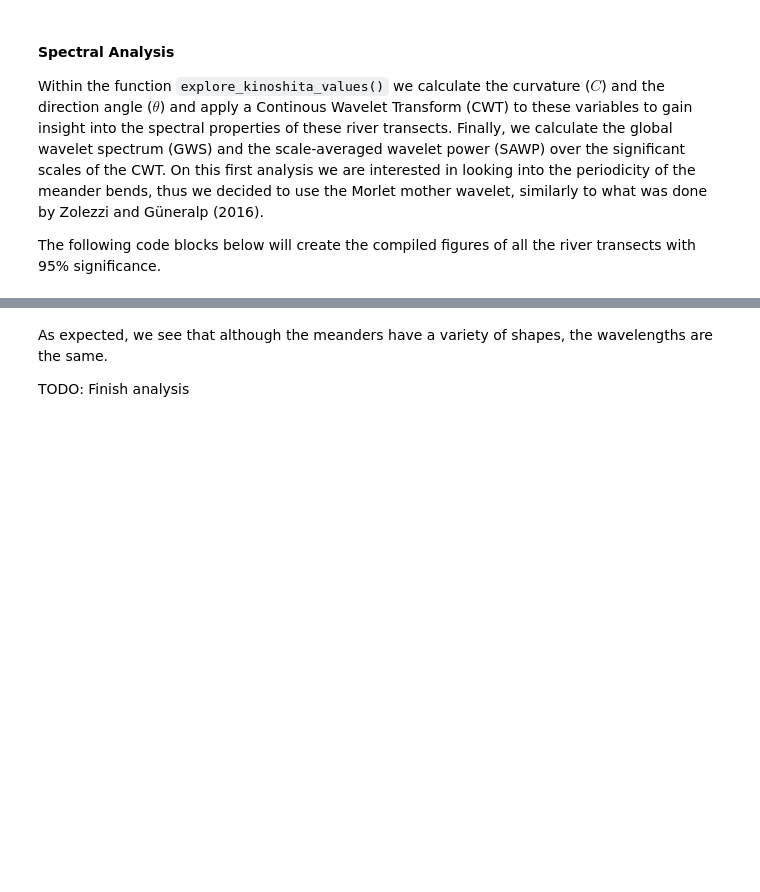
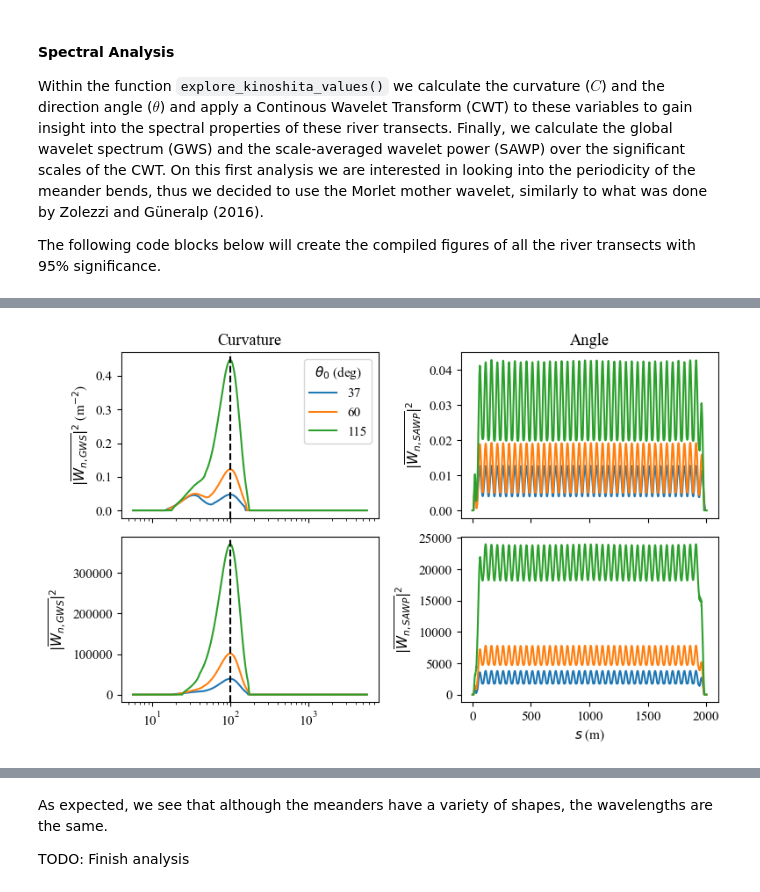
Before and after one commit to gomezvelezlab/WigglyRivers, a Jupyter notebook: examples/workflows/Synthetic_Rivers/Kinoshita_Examples.ipynb, the cells around one changed output, grey strips where cells are left out. Drawn from its saved outputs; the diff is of its cells as text; code cells hidden in the pictures; blank space fills up the shorter version.

```diff
--- a/examples/workflows/Synthetic_Rivers/Kinoshita_Examples.ipynb
+++ b/examples/workflows/Synthetic_Rivers/Kinoshita_Examples.ipynb
@@ -341,3 +625,62 @@ for i in range(len(theta_0)):
+# %%
+# --------------------
+# Plot GWS information
+# --------------------
+plt.close('all')
+f, ax = plt.subplots(2, 2, figsize=(8, 5), sharex='col')
+ax = ax.ravel()
+i_dat = 0
+ax[i_dat].set_title('Curvature')
+for i in range(len(theta_0)):
+    ax[i_dat].plot(results_theta['rivers'][i]['0'].cwt_wavelength_c,
+                   results_theta['rivers'][i]['0'].cwt_gws_c_sig,
+                   label=f'{theta_0[i]:.0f}')
+# ax[i_dat].set_xlabel(f'$\lambda$ (m)')
+ax[i_dat].axvline(lambda_value, color='k', linestyle='--')
+ax[i_dat].set_ylabel(r"$|\overline{W_{n,GWS}}|^2$ (m$^{-2}$)")
+ax[i_dat].set_xscale('log')
+ax[i_dat].legend(title='$\\theta_0$ (deg)')
+
+i_dat = 2
+# ax[i_dat].set_title('Angle')
+for i in range(len(theta_0)):
+    ax[i_dat].plot(results_theta['rivers'][i]['0'].cwt_wavelength_angle,
+             results_theta['rivers'][i]['0'].cwt_gws_angle_sig,
+             label=f'{theta_0[i]:.0f}')
+# ax[i_dat].set_xlabel(r'$\lambda$ (m)')
+ax[i_dat].set_ylabel(r"$|\overline{W_{n,GWS}}|^2$")
+ax[i_dat].axvline(lambda_value, color='k', linestyle='--')
+ax[i_dat].set_xscale('log')
+
+i_dat = 1
+ax[i_dat].set_title('Angle')
+for i in range(len(theta_0)):
+    ax[i_dat].plot(results_theta['rivers'][i]['0'].s,
+                   results_theta['rivers'][i]['0'].cwt_sawp_c_sig,
+                   label=f'{theta_0[i]:.0f}')
+# ax[i_dat].set_xlabel('Wavelength (m)')
+ax[i_dat].set_ylabel(r"$|\overline{W_{n,SAWP}}|^2$")
+# ax[i_dat].axvline(lambda_value, color='k', linestyle='--')
+# ax[i_dat].set_ylabel('Power$^2$')
+# ax[i_dat].set_xscale('log')
+# ax[i_dat].legend(title='$\\theta_0$ (deg)')
+
+i_dat = 3
+# ax[i_dat].set_title('Angle')
+for i in range(len(theta_0)):
+    ax[i_dat].plot(results_theta['rivers'][i]['0'].s,
+             results_theta['rivers'][i]['0'].cwt_sawp_angle_sig,
+             label=f'{theta_0[i]:.0f}')
+ax[i_dat].set_ylabel(r"$|\overline{W_{n,SAWP}}|^2$")
+ax[i_dat].set_xlabel('$s$ (m)')
+# ax[i_dat].set_xlim([160, 160+50])
+
+
+plt.tight_layout()
+plt.savefig(f'kinoshita_results/compare_GWS_theta_angle.png', dpi=500)
+plt.show()
+# %% [output]
+[figure, added]
 # %%
 # --------------------
 # Plot GWS information
```
Also changed, not shown: parts of 14 cells of this notebook, 1 other file.
